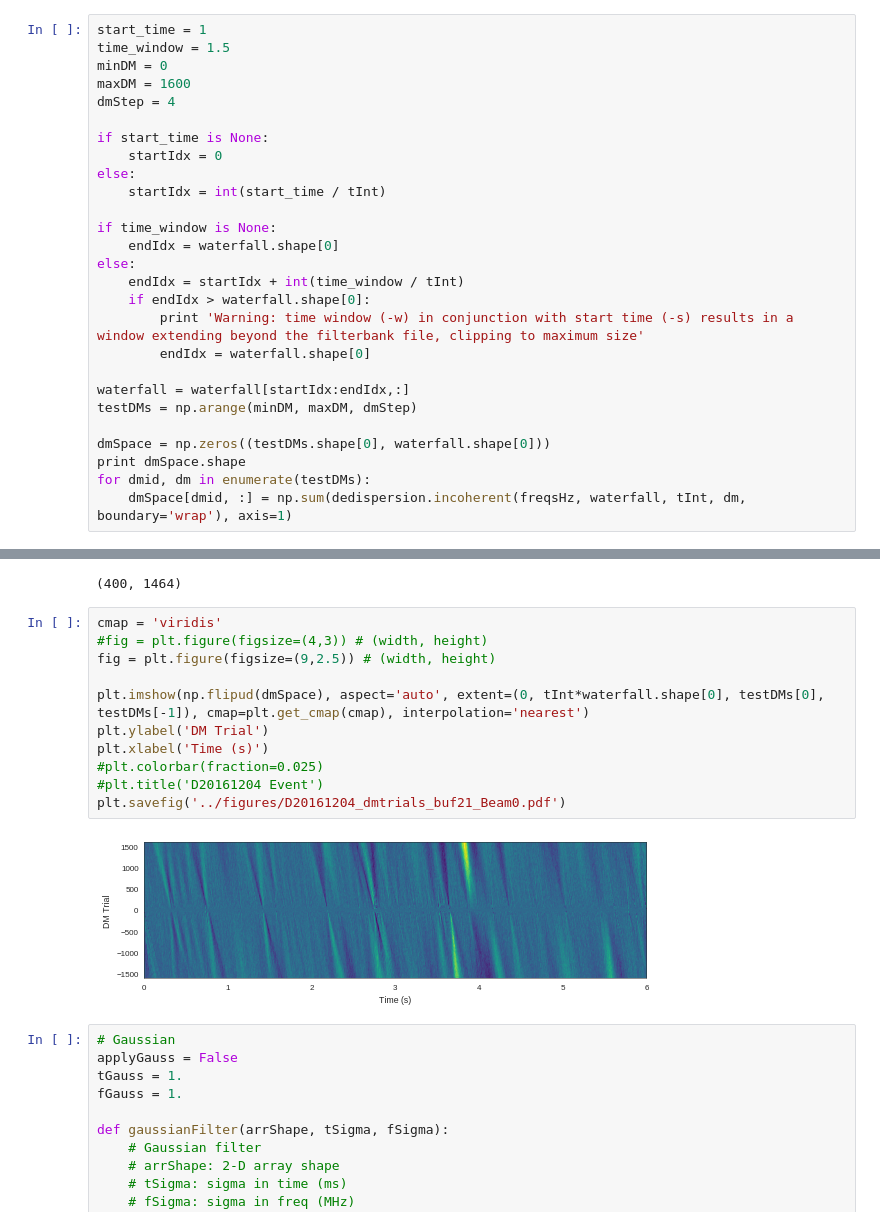
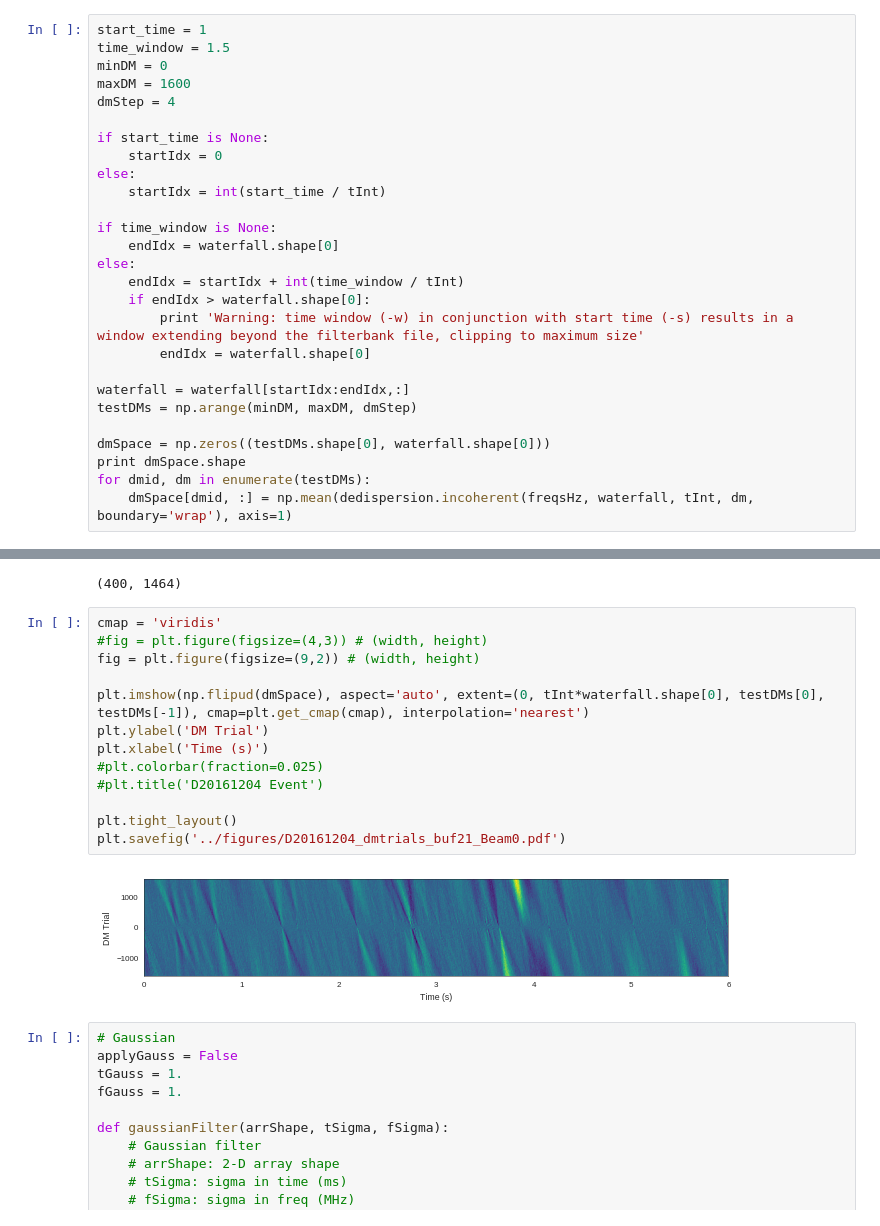
Before and after one commit to griffinfoster/terrestrial-frb-letter, a Jupyter notebook: notebooks/ALFABURST_events.ipynb, the cells around one changed output, grey strips where cells are left out. Cells and saved outputs as stored; diff of their text form.

```diff
--- a/notebooks/ALFABURST_events.ipynb
+++ b/notebooks/ALFABURST_events.ipynb
@@ -528,7 +528,7 @@ testDMs = np.arange(minDM, maxDM, dmStep)
 dmSpace = np.zeros((testDMs.shape[0], waterfall.shape[0]))
 print dmSpace.shape
 for dmid, dm in enumerate(testDMs):
-    dmSpace[dmid, :] = np.sum(dedispersion.incoherent(freqsHz, waterfall, tInt, dm, boundary='wrap'), axis=1)
+    dmSpace[dmid, :] = np.mean(dedispersion.incoherent(freqsHz, waterfall, tInt, dm, boundary='wrap'), axis=1)
 # %% [output]
 (400, 366)
 # %%
@@ -591,16 +591,18 @@ for dmid, dm in enumerate(testDMs):
 # %%
 cmap = 'viridis'
 #fig = plt.figure(figsize=(4,3)) # (width, height)
-fig = plt.figure(figsize=(9,2.5)) # (width, height)
+fig = plt.figure(figsize=(9,2)) # (width, height)
 
 plt.imshow(np.flipud(dmSpace), aspect='auto', extent=(0, tInt*waterfall.shape[0], testDMs[0], testDMs[-1]), cmap=plt.get_cmap(cmap), interpolation='nearest')
 plt.ylabel('DM Trial')
 plt.xlabel('Time (s)')
 #plt.colorbar(fraction=0.025)
 #plt.title('D20161204 Event')
+
+plt.tight_layout()
 plt.savefig('../figures/D20161204_dmtrials_buf21_Beam0.pdf')
 # %% [output]
-[figure, old version]
+[figure, new version]
 # %%
 # Gaussian
 applyGauss = False
```
Also changed, not shown: parts of 4 cells of this notebook, 17 other files.
